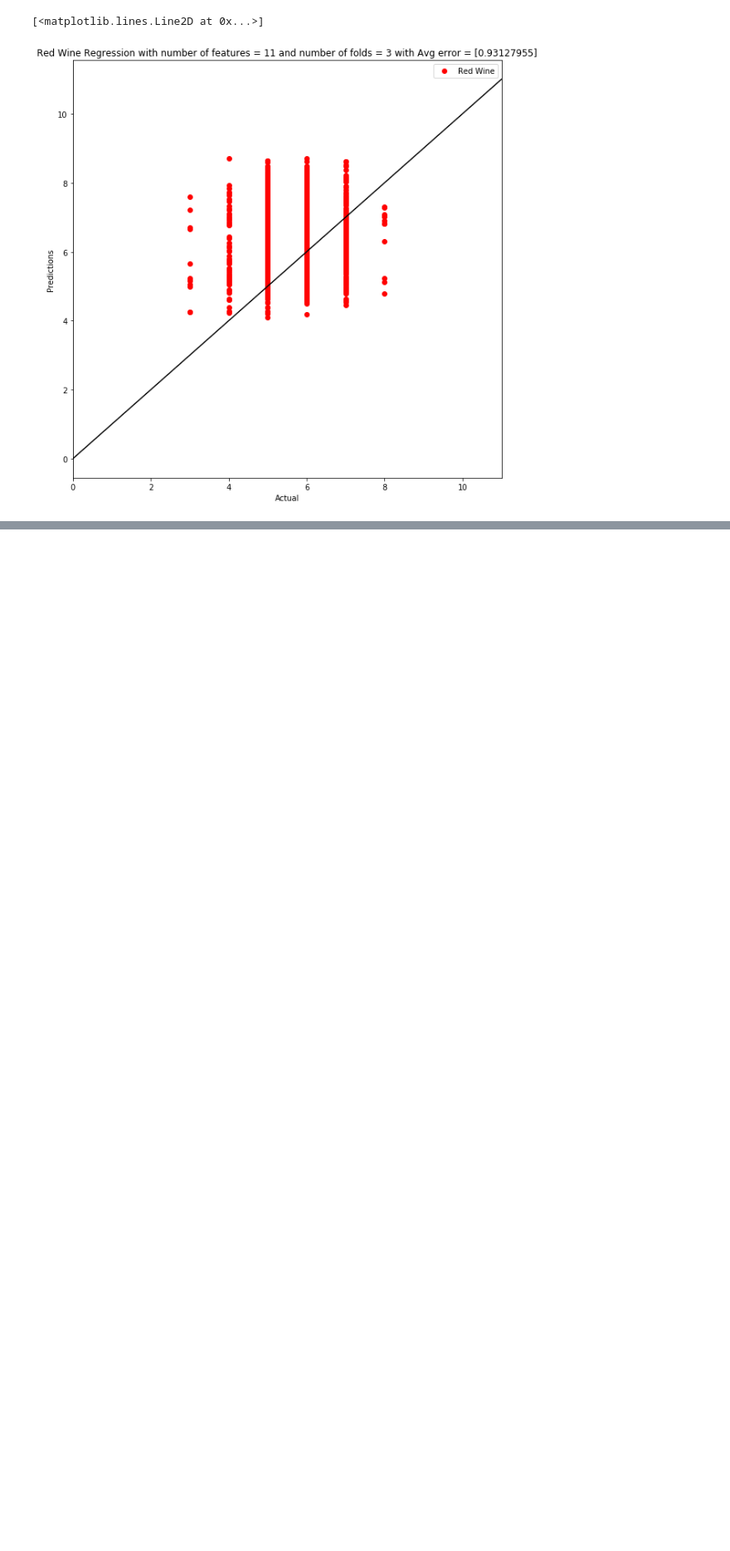
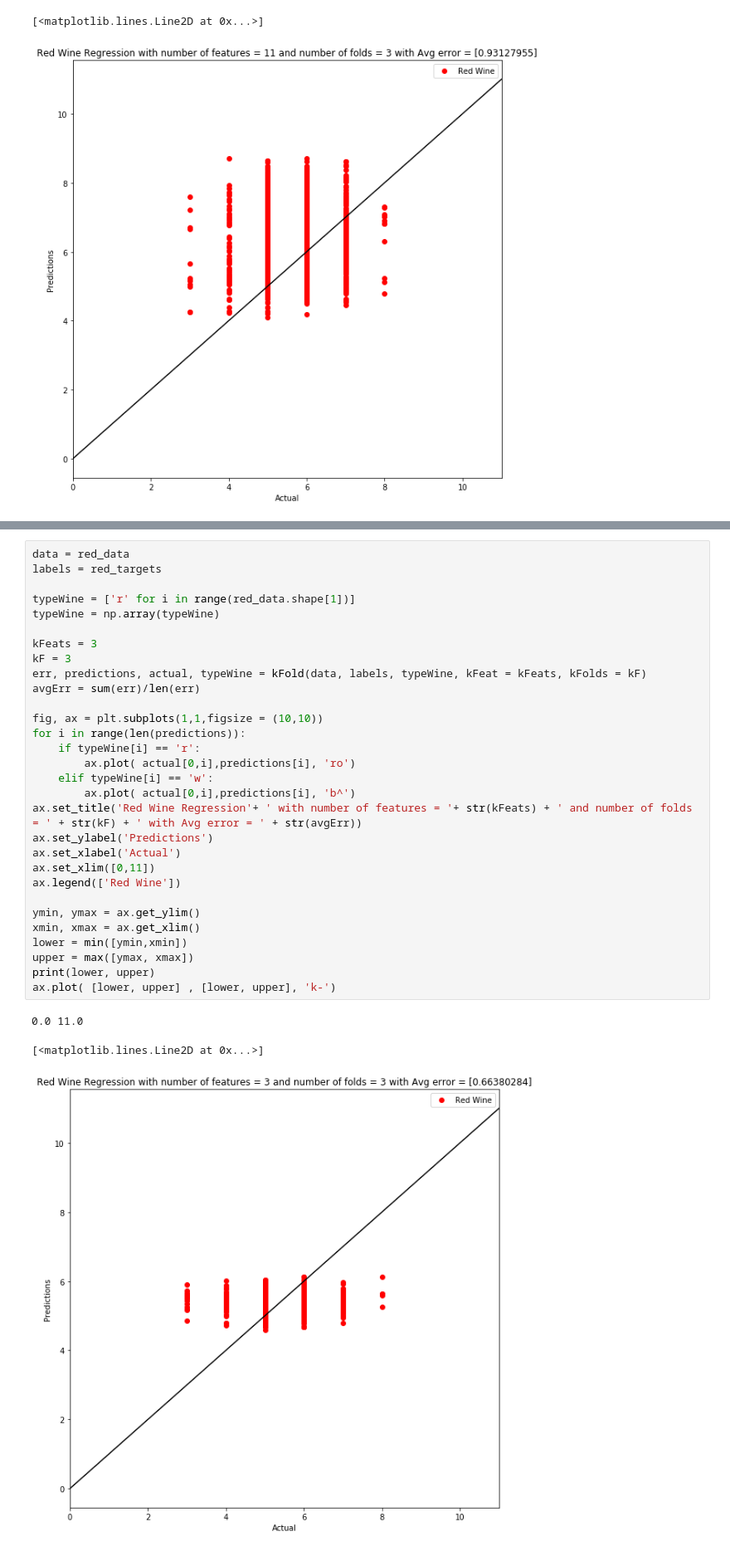
Before and after one commit to brookstawil/MLProject, a Jupyter notebook: Dataset 2 - Wine.ipynb, the cells around one changed output, grey strips where cells are left out. Shown at 83% size. Cells and saved outputs as stored; diff of their text form; blank space fills up the shorter version.

```diff
--- a/Dataset 2 - Wine.ipynb
+++ b/Dataset 2 - Wine.ipynb
@@ -603,0 +606,34 @@ ax.plot( [lower, upper] , [lower, upper], 'k-')
+# %%
+data = red_data
+labels = red_targets
+
+typeWine = ['r' for i in range(red_data.shape[1])]
+typeWine = np.array(typeWine)
+
+kFeats = 3
+kF = 3
+err, predictions, actual, typeWine = kFold(data, labels, typeWine, kFeat = kFeats, kFolds = kF)
+avgErr = sum(err)/len(err)
+
+fig, ax = plt.subplots(1,1,figsize = (10,10))
+for i in range(len(predictions)):
+    if typeWine[i] == 'r':
+        ax.plot( actual[0,i],predictions[i], 'ro')
+    elif typeWine[i] == 'w':
+        ax.plot( actual[0,i],predictions[i], 'b^')
+ax.set_title('Red Wine Regression'+ ' with number of features = '+ str(kFeats) + ' and number of folds = ' + str(kF) + ' with Avg error = ' + str(avgErr))
+ax.set_ylabel('Predictions')
+ax.set_xlabel('Actual')
+ax.set_xlim([0,11])
+ax.legend(['Red Wine'])
+
+ymin, ymax = ax.get_ylim()
+xmin, xmax = ax.get_xlim()
+lower = min([ymin,xmin])
+upper = max([ymax, xmax])
+print(lower, upper)
+ax.plot( [lower, upper] , [lower, upper], 'k-')
+# %% [output]
+0.0 11.0
+[<matplotlib.lines.Line2D at 0x...>]
+[figure, added]
```
Also changed, not shown: parts of 3 cells of this notebook.
